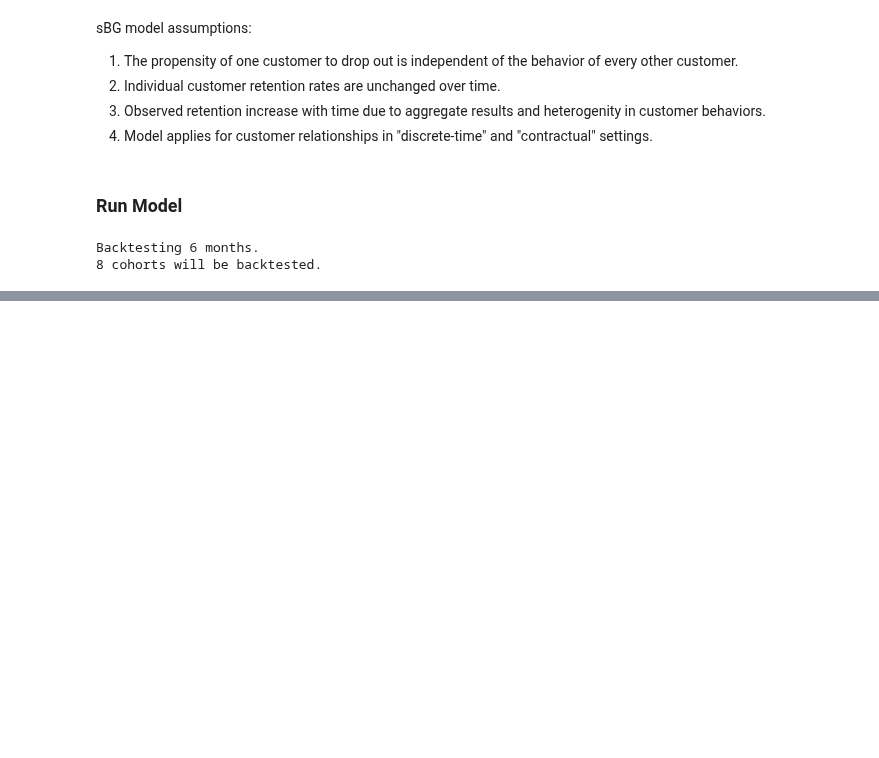
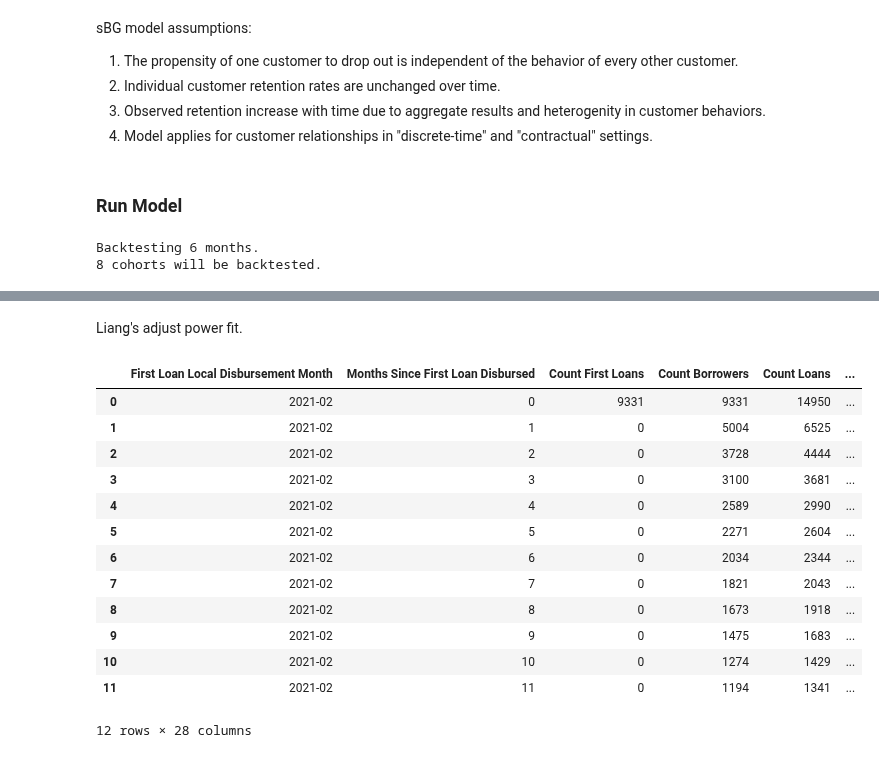
Before and after one commit to kliao-tala/pyltv, a Jupyter notebook: pLTV Python Model Build.ipynb, the cells around one changed output, grey strips where cells are left out. Drawn from its saved outputs; the diff is of its cells as text; code cells hidden in the pictures; blank space fills up the shorter version.

```diff
--- a/pLTV Python Model Build.ipynb
+++ b/pLTV Python Model Build.ipynb
@@ -224,8 +224,9 @@ class Model:
 
     """
 
-    def __init__(self, data):
+    def __init__(self, data, market):
         self.data = data
+        self.market = market
         self.forecast_cols = ['Count Borrowers', 'borrower_retention', 'borrower_survival', 'loan_size',
                 'loans_per_borrower', 'Count Loans', 'Total Amount', 'interest_rate', 'default_rate_7dpd',
                 'default_rate_51dpd', 'default_rate_365dpd', 'loans_per_original',
@@ -284,8 +285,8 @@ class Model:
         elif period==51:
             default_rate = cohort_data['Default Rate Amount 51D']
 
-            recovery_rate_51 = float(inputs[inputs.market=='ke']['recovery_7-30'] + \
-                                     inputs[inputs.market=='ke']['recovery_30-51'])
+            recovery_rate_51 = float(inputs.loc['ke', 'recovery_7-30'] + \
+                                     inputs.loc['ke', 'recovery_30-51'])
 
             ## fill null 51dpd values with 7dpd values based on recovery rates
             derived_51dpd = (cohort_data['Count Loans']*(cohort_data['default_rate_7dpd']) - \
@@ -298,7 +299,7 @@ class Model:
             # get actual data if it exists
             default_rate = np.nan*cohort_data['Default Rate Amount 51D']
 
-            recovery_rate_365 = float(inputs[inputs.market=='ke']['recovery_51_'])
+            recovery_rate_365 = float(inputs.loc['ke', 'recovery_51_'])
 
             ## fill null 365dpd values with 51dpd values based on recovery rates
             derived_365dpd = (cohort_data['Count Loans']*(cohort_data['default_rate_51dpd']) - \
@@ -337,8 +338,8 @@ class Model:
 
 
     def opex_per_original(self, cohort_data):
-        opex_cost_per_loan = float(inputs[inputs.market=='ke']['opex cost per loan'])
-        cost_of_capital = float(inputs[inputs.market=='ke']['cost of capital'])/12
+        opex_cost_per_loan = float(inputs.loc['ke', 'opex cost per loan'])
+        cost_of_capital = float(inputs.loc['ke', 'cost of capital'])/12
 
         return opex_cost_per_loan*cohort_data['loans_per_original'] + \
             cost_of_capital*cohort_data['origination_per_original']
@@ -475,7 +476,7 @@ class Model:
 
 
     # --- FORECAST FUNCTIONS --- #
-    def forecast_features(self, data, months=24, to_usd=True):
+    def forecast_features(self, data, method='', months=24, to_usd=True):
         """
         Generates a forecast of "Count Borrowers" out to the input number of months.
         The original and forecasted values are returned as a new dataframe, set as
@@ -719,7 +720,7 @@ class Model:
 ### Run Model
 # %%
 # create a model object
-m = Model(data)
+m = Model(data, market='ke')
 
 # generate features
 m.generate_features()
@@ -760,0 +806,2 @@ def power_fcast(t, a, b=1):
+# %% [markdown]
+Liang's adjust power fit.
@@ -760,0 +852,18 @@ def power_fcast(t, a, b=1):
+# %%
+c_data = m.data[m.data.cohort=='2021-02']
+c_data
+# %% [output]
+|  | First Loan Local Disbursement Month | Months Since First Loan Disbursed | Count First Loans | Count Borrowers | Count Loans | ... |
+| 0 | 2021-02 | 0 | 9331 | 9331 | 14950 | ... |
+| 1 | 2021-02 | 1 | 0 | 5004 | 6525 | ... |
+| 2 | 2021-02 | 2 | 0 | 3728 | 4444 | ... |
+| 3 | 2021-02 | 3 | 0 | 3100 | 3681 | ... |
+| 4 | 2021-02 | 4 | 0 | 2589 | 2990 | ... |
+| 5 | 2021-02 | 5 | 0 | 2271 | 2604 | ... |
+| 6 | 2021-02 | 6 | 0 | 2034 | 2344 | ... |
+| 7 | 2021-02 | 7 | 0 | 1821 | 2043 | ... |
+| 8 | 2021-02 | 8 | 0 | 1673 | 1918 | ... |
+| 9 | 2021-02 | 9 | 0 | 1475 | 1683 | ... |
+| 10 | 2021-02 | 10 | 0 | 1274 | 1429 | ... |
+| 11 | 2021-02 | 11 | 0 | 1194 | 1341 | ... |
+12 rows × 28 columns
```
Also changed, not shown: parts of 8 cells of this notebook, 1 other file.
